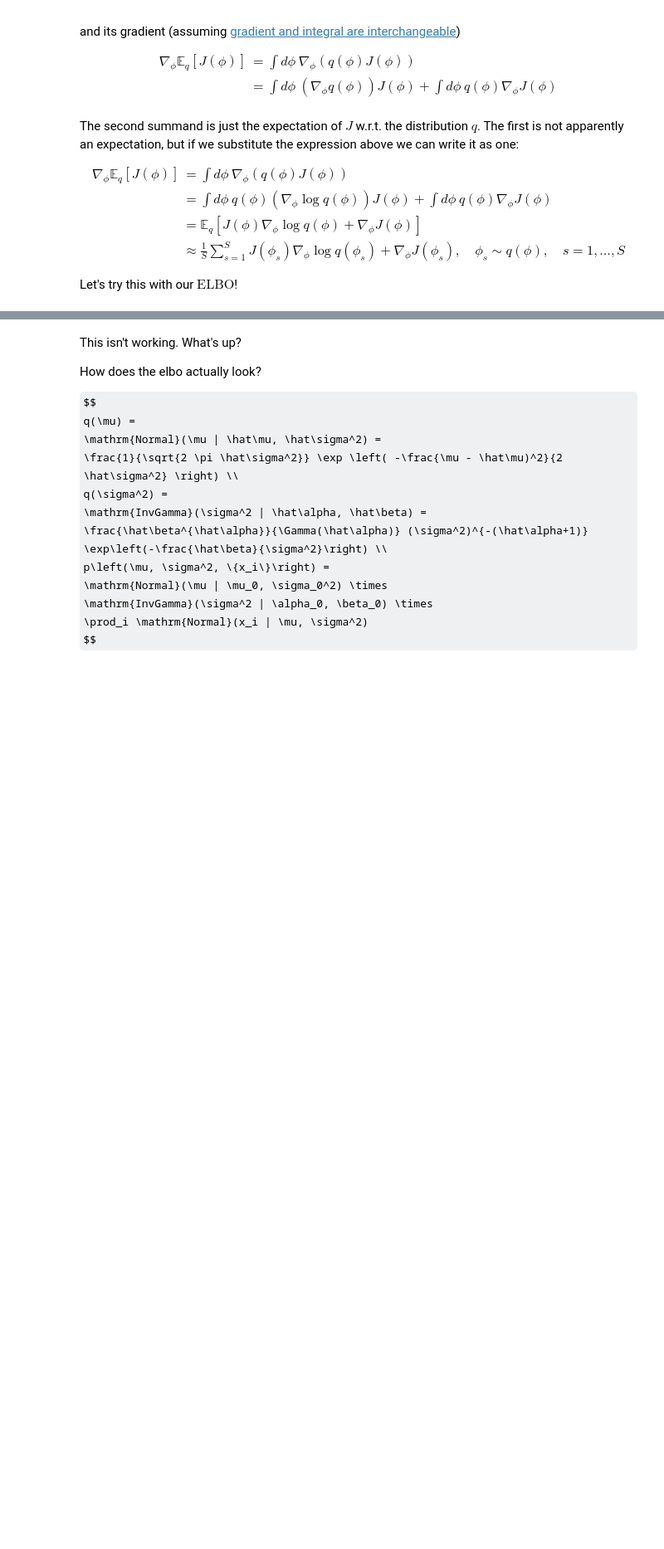
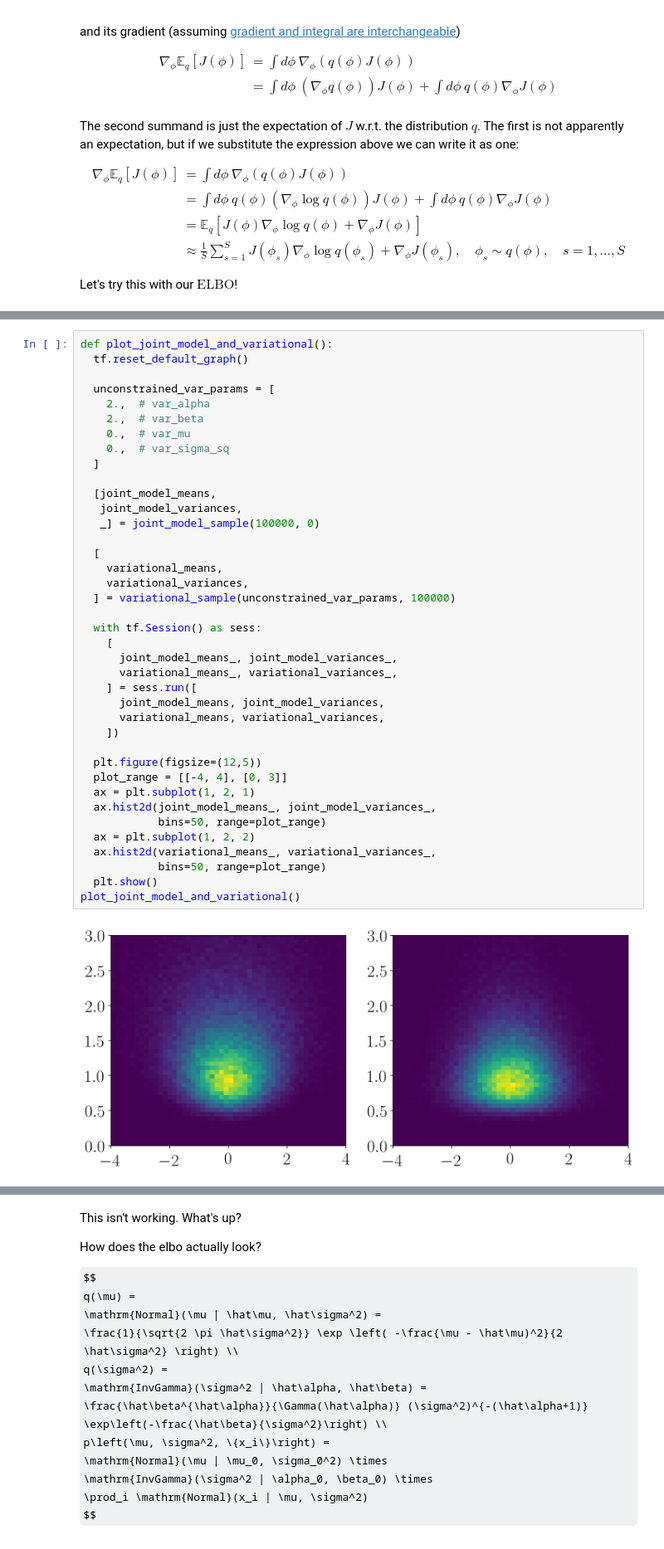
Before and after one commit to patrickmineault/deep-generative-models, a Jupyter notebook: cgs/BBVI and Rao-Blackwellization [Work in Progress].ipynb, the cells around one changed output, grey strips where cells are left out. Shown at 83% size. Drawn from its saved outputs; the diff is of its cells as text; some formulas as TeX source; blank space fills up the shorter version.

```diff
--- a/cgs/BBVI and Rao-Blackwellization [Work in Progress].ipynb
+++ b/cgs/BBVI and Rao-Blackwellization [Work in Progress].ipynb
@@ -370,0 +527,41 @@ def make_score_fn_gradient_estimator(
+# %%
+def plot_joint_model_and_variational():
+  tf.reset_default_graph()
+
+  unconstrained_var_params = [
+    2.,  # var_alpha
+    2.,  # var_beta
+    0.,  # var_mu
+    0.,  # var_sigma_sq
+  ]
+
+  [joint_model_means,
+   joint_model_variances,
+   _] = joint_model_sample(100000, 0)
+
+  [
+    variational_means,
+    variational_variances,
+  ] = variational_sample(unconstrained_var_params, 100000)
+
+  with tf.Session() as sess:
+    [
+      joint_model_means_, joint_model_variances_,
+      variational_means_, variational_variances_,
+    ] = sess.run([
+      joint_model_means, joint_model_variances,
+      variational_means, variational_variances,
+    ])
+
+  plt.figure(figsize=(12,5))
+  plot_range = [[-4, 4], [0, 3]]
+  ax = plt.subplot(1, 2, 1)
+  ax.hist2d(joint_model_means_, joint_model_variances_,
+            bins=50, range=plot_range)
+  ax = plt.subplot(1, 2, 2)
+  ax.hist2d(variational_means_, variational_variances_,
+            bins=50, range=plot_range)
+  plt.show()
+plot_joint_model_and_variational()
+# %% [output]
+[figure, added]
```
Also changed, not shown: parts of 11 cells of this notebook.
